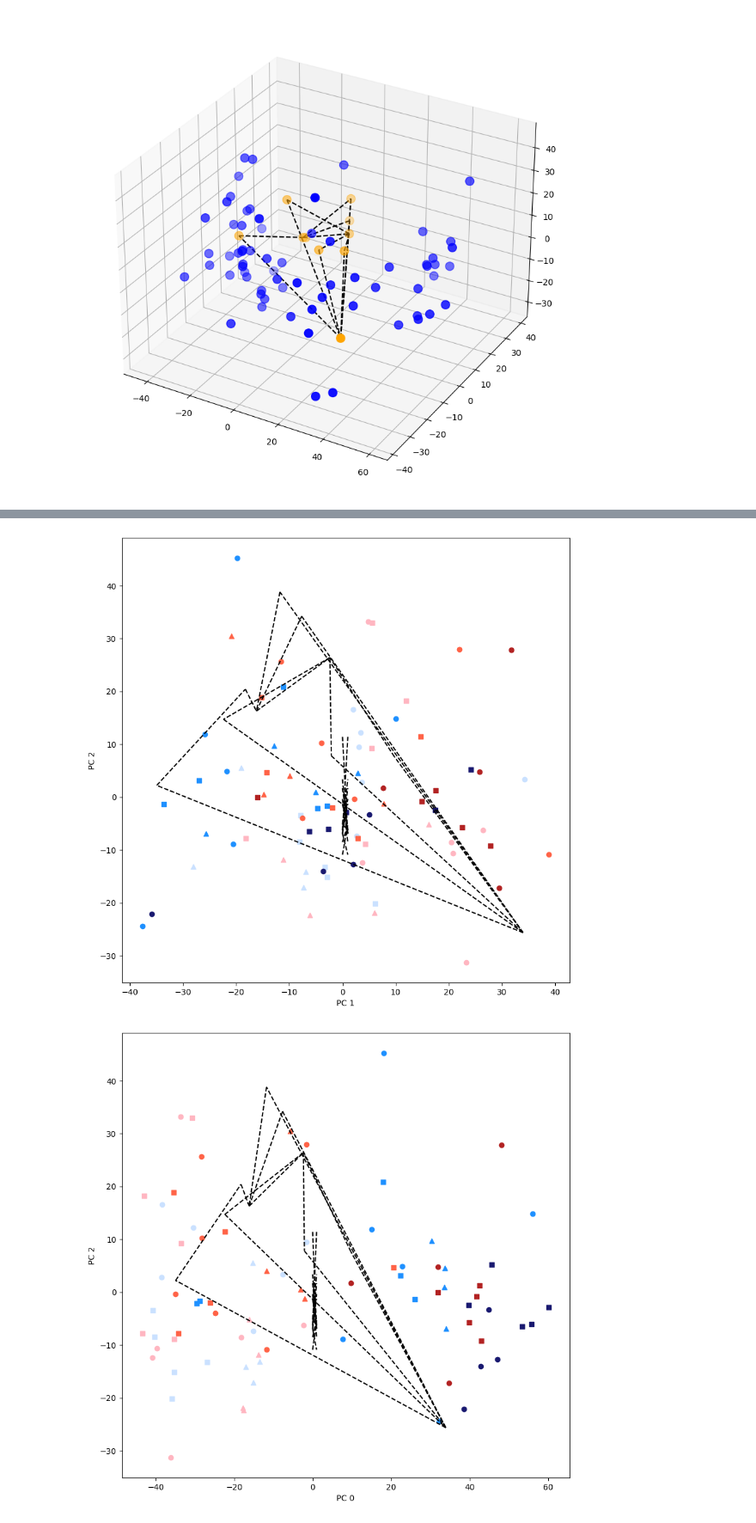
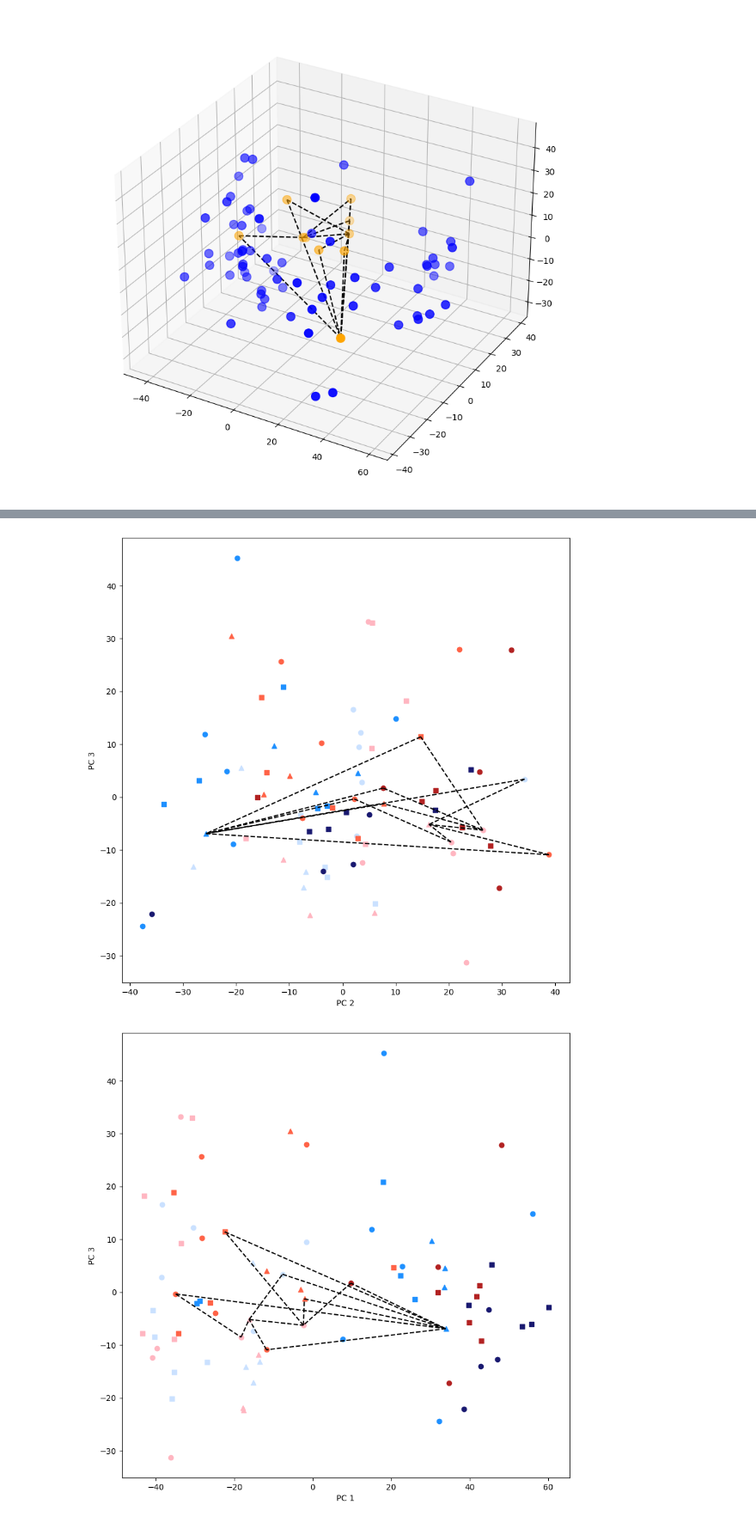
Before and after one commit to robbobbinett/learning_atlas_Graphs, a Jupyter notebook: 20_nov_2023.ipynb, the cells around one changed output, grey strips where cells are left out. Shown: that part at 86% size. Cells and saved outputs as stored; diff of their text form; code cells hidden in the pictures.

```diff
--- a/20_nov_2023.ipynb
+++ b/20_nov_2023.ipynb
@@ -266,6 +266,18 @@ def draw_path_on_scatter(path, ax):
         zs = [pt_0[2], pt_1[2]]
         ax.plot(xs, ys, zs, color="k",
                linestyle="dashed")
+
+def draw_path_on_scatter_proj(path, ax, ind):
+    inds_otra = [j for j in range(3) if j != ind]
+    for edge in path:
+        ind_0, ind_1 = edge
+        pt_0 = Y_tissue_norm[ind_0, inds_otra]
+        pt_1 = Y_tissue_norm[ind_1, inds_otra]
+        xs = [pt_0[0], pt_1[0]]
+        ys = [pt_0[1], pt_1[1]]
+        #zs = [pt_0[2], pt_1[2]]
+        ax.plot(xs, ys, color="k",
+               linestyle="dashed")
 # %%
 feat_list_foi, bound_dict_foi = compute_boundary_map(coc1_foi)
 feat_list_loi, bound_dict_loi = compute_boundary_map(coc1_loi)
@@ -338,25 +350,25 @@ plt.show()
 # %%
 for ind in range(3):
     j, k = [i for i in range(3) if i != ind]
 
     fig = plt.figure(figsize=(10, 10))
     ax = fig.add_subplot()
 
     for tissue in tissue_list:
         for micro in microbiota_list:
             key = (tissue, micro)
             color = color_dict[tissue]
             shape = shape_dict[micro]
             to_keep = sample_group_dict[key]
             Y_kept = Y_tissue_norm[to_keep, :]
             ax.scatter(Y_kept[:, j], Y_kept[:, k],
                           c=color, marker=shape)
 
-    draw_path_on_scatter(path_foi, ax)
-    ax.set_xlabel("PC " + str(j))
-    ax.set_ylabel("PC " + str(k))
+    draw_path_on_scatter_proj(path_foi, ax, ind)
+    ax.set_xlabel("PC " + str(j + 1))
+    ax.set_ylabel("PC " + str(k + 1))
 
 plt.show()
 # %% [output]
-[figure, old version]
+[figure, new version]
-[figure, old version]
+[figure, new version]
```
Also changed, not shown: parts of 3 cells of this notebook, 2 other files.
